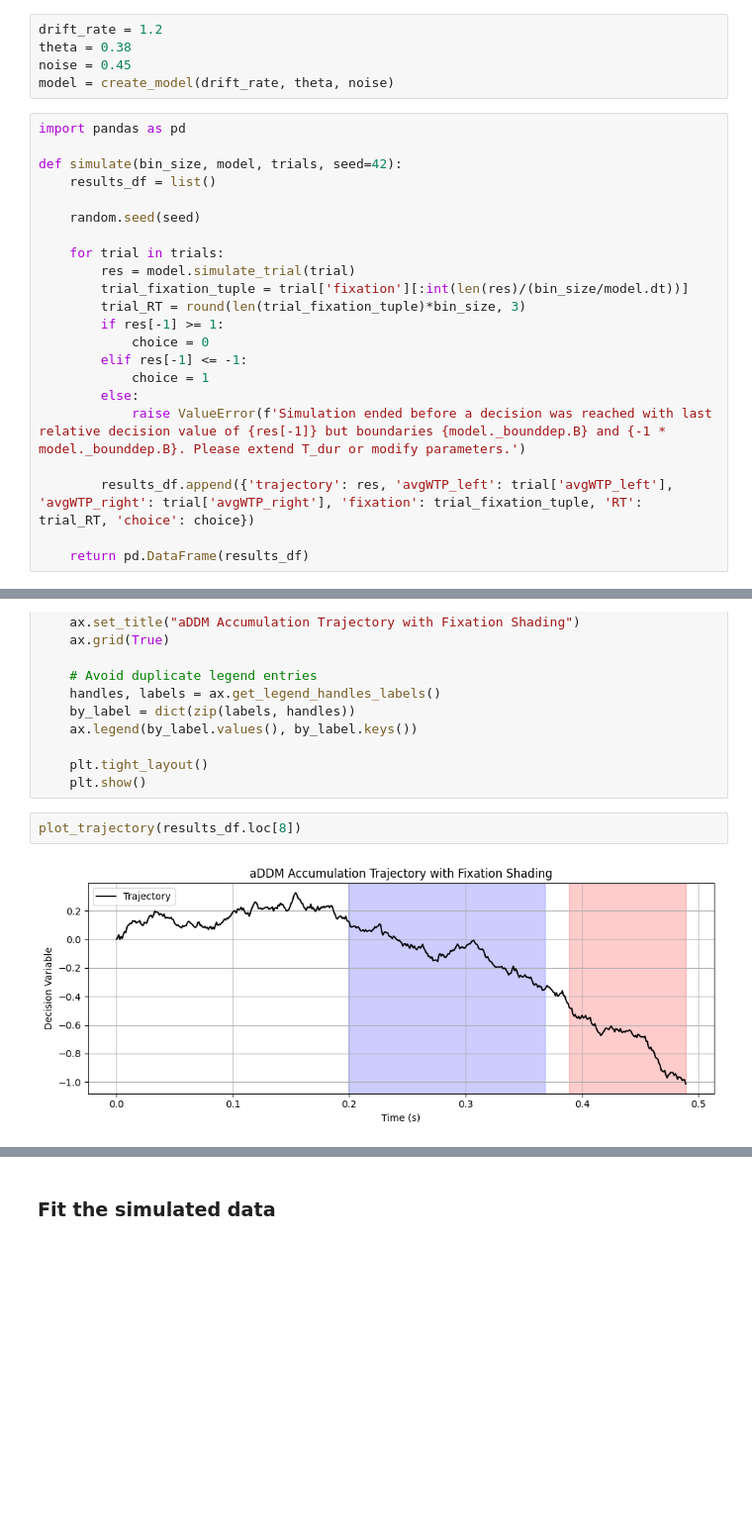
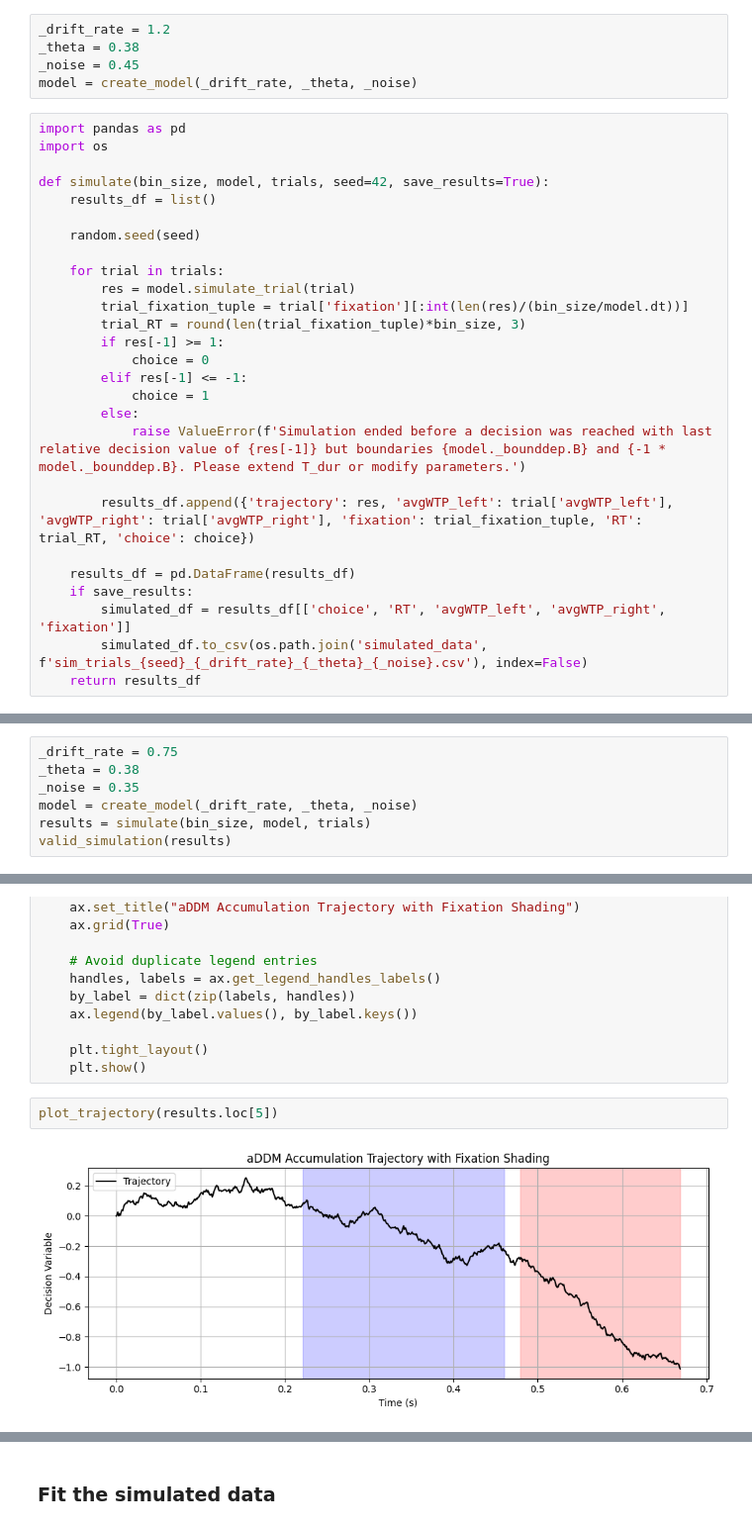
Before and after one commit to Hehesh/DDM, a Jupyter notebook: parameter_recovery.ipynb, the cells around one changed output, grey strips where cells are left out. Shown at 99% size. Saved outputs shown, nothing was run; the diff lists cells and outputs as text; blank space fills up the shorter version.

```diff
--- a/parameter_recovery.ipynb
+++ b/parameter_recovery.ipynb
@@ -169,14 +169,15 @@ def create_model(drift_rate, theta, noise):
     model._overlay = OverlayChain(overlays=[])
     return model
 # %%
-drift_rate = 1.2
-theta = 0.38
-noise = 0.45
-model = create_model(drift_rate, theta, noise)
+_drift_rate = 1.2
+_theta = 0.38
+_noise = 0.45
+model = create_model(_drift_rate, _theta, _noise)
 # %%
 import pandas as pd
+import os
 
-def simulate(bin_size, model, trials, seed=42):
+def simulate(bin_size, model, trials, seed=42, save_results=True):
     results_df = list()
 
     random.seed(seed)
@@ -194,7 +195,11 @@ def simulate(bin_size, model, trials, seed=42):
 
         results_df.append({'trajectory': res, 'avgWTP_left': trial['avgWTP_left'], 'avgWTP_right': trial['avgWTP_right'], 'fixation': trial_fixation_tuple, 'RT': trial_RT, 'choice': choice})
 
-    return pd.DataFrame(results_df)
+    results_df = pd.DataFrame(results_df)
+    if save_results:
+        simulated_df = results_df[['choice', 'RT', 'avgWTP_left', 'avgWTP_right', 'fixation']]
+        simulated_df.to_csv(os.path.join('simulated_data', f'sim_trials_{seed}_{_drift_rate}_{_theta}_{_noise}.csv'), index=False)
+    return results_df
 # %%
 results_df = simulate(bin_size, model, trials)
 # %%
@@ -250,0 +257,7 @@ def grid_simulation():
+# %%
+_drift_rate = 0.75
+_theta = 0.38
+_noise = 0.35
+model = create_model(_drift_rate, _theta, _noise)
+results = simulate(bin_size, model, trials)
+valid_simulation(results)
@@ -298,6 +314,6 @@ def plot_trajectory(trial):
     plt.tight_layout()
     plt.show()
 # %%
-plot_trajectory(results_df.loc[8])
+plot_trajectory(results.loc[5])
 # %% [output]
-[figure, old version]
+[figure, new version]
```
Also changed, not shown: parts of 5 cells of this notebook, 1 other file.
